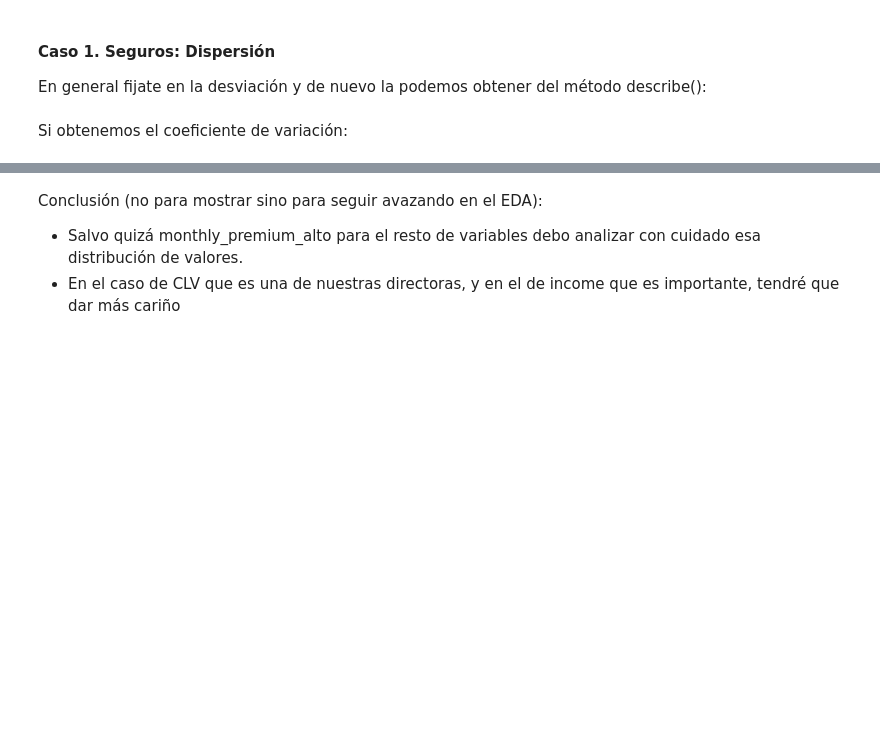
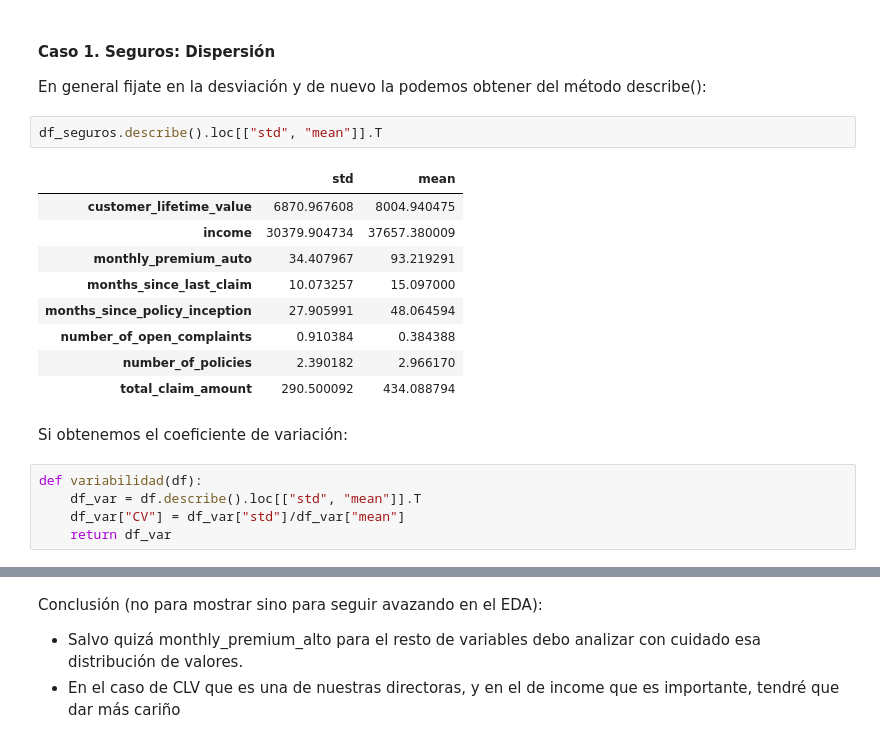
Before and after one commit to MHHsim/DS-Online-Marta-Harana, a Jupyter notebook: 03_Data_Analysis/Sprint_07/Unidad_01_Estadistica_Descriptiva_Univariante/01_Workout/05_Medidas_de_Dispersion.ipynb, the cells around one changed output, grey strips where cells are left out. Drawn from its saved outputs; the diff is of its cells as text; blank space fills up the shorter version.

```diff
--- a/03_Data_Analysis/Sprint_07/Unidad_01_Estadistica_Descriptiva_Univariante/01_Workout/05_Medidas_de_Dispersion.ipynb
+++ b/03_Data_Analysis/Sprint_07/Unidad_01_Estadistica_Descriptiva_Univariante/01_Workout/05_Medidas_de_Dispersion.ipynb
@@ -73,5 +73,22 @@ Estos valores son orientativos y deben interpretarse en el contexto específico
 #### Caso 1. Seguros: Dispersión
 
 En general fijate en la desviación y de nuevo la podemos obtener del método describe():
+# %%
+df_seguros.describe().loc[["std", "mean"]].T
+# %% [output]
+|  | std | mean |
+| customer_lifetime_value | 6870.967608 | 8004.940475 |
+| income | 30379.904734 | 37657.380009 |
+| monthly_premium_auto | 34.407967 | 93.219291 |
+| months_since_last_claim | 10.073257 | 15.097000 |
+| months_since_policy_inception | 27.905991 | 48.064594 |
+| number_of_open_complaints | 0.910384 | 0.384388 |
+| number_of_policies | 2.390182 | 2.966170 |
+| total_claim_amount | 290.500092 | 434.088794 |
 # %% [markdown]
 Si obtenemos el coeficiente de variación:
+# %%
+def variabilidad(df):
+    df_var = df.describe().loc[["std", "mean"]].T
+    df_var["CV"] = df_var["std"]/df_var["mean"]
+    return df_var
```
Also changed, not shown: parts of 2 cells of this notebook, 1 other file.
